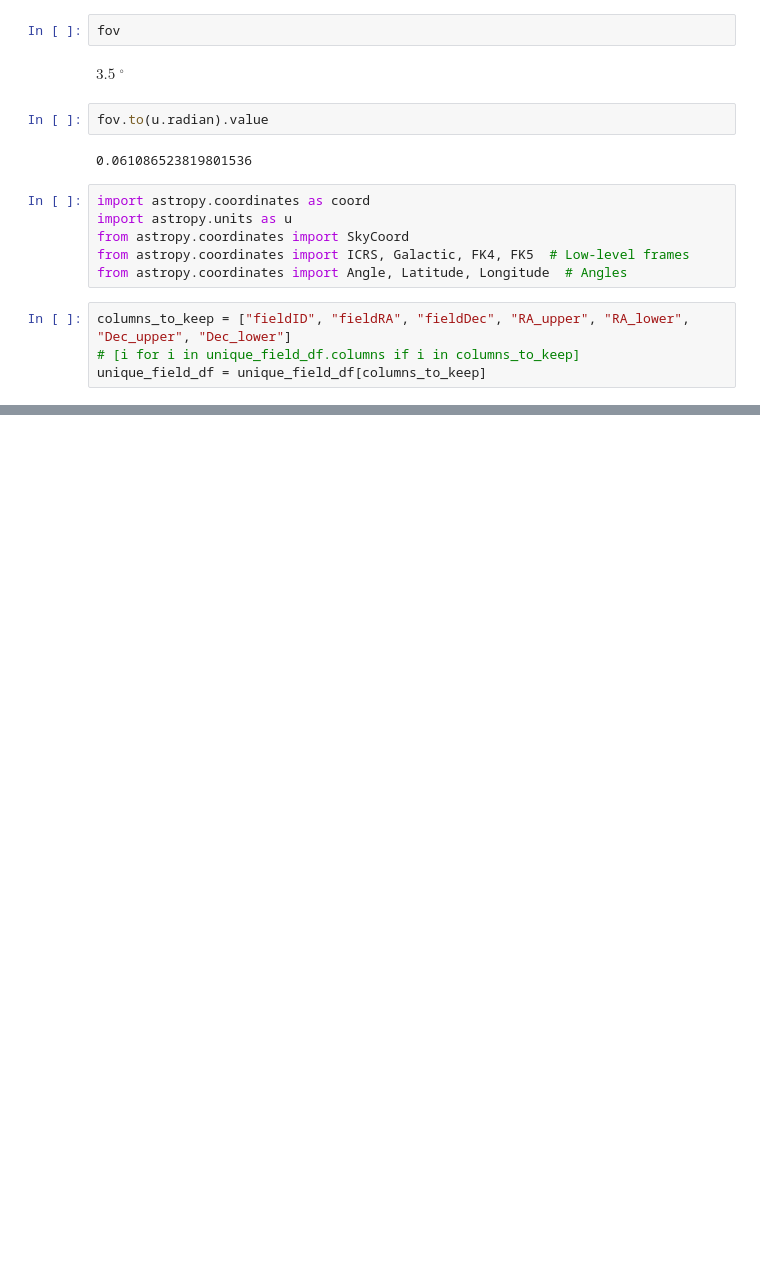
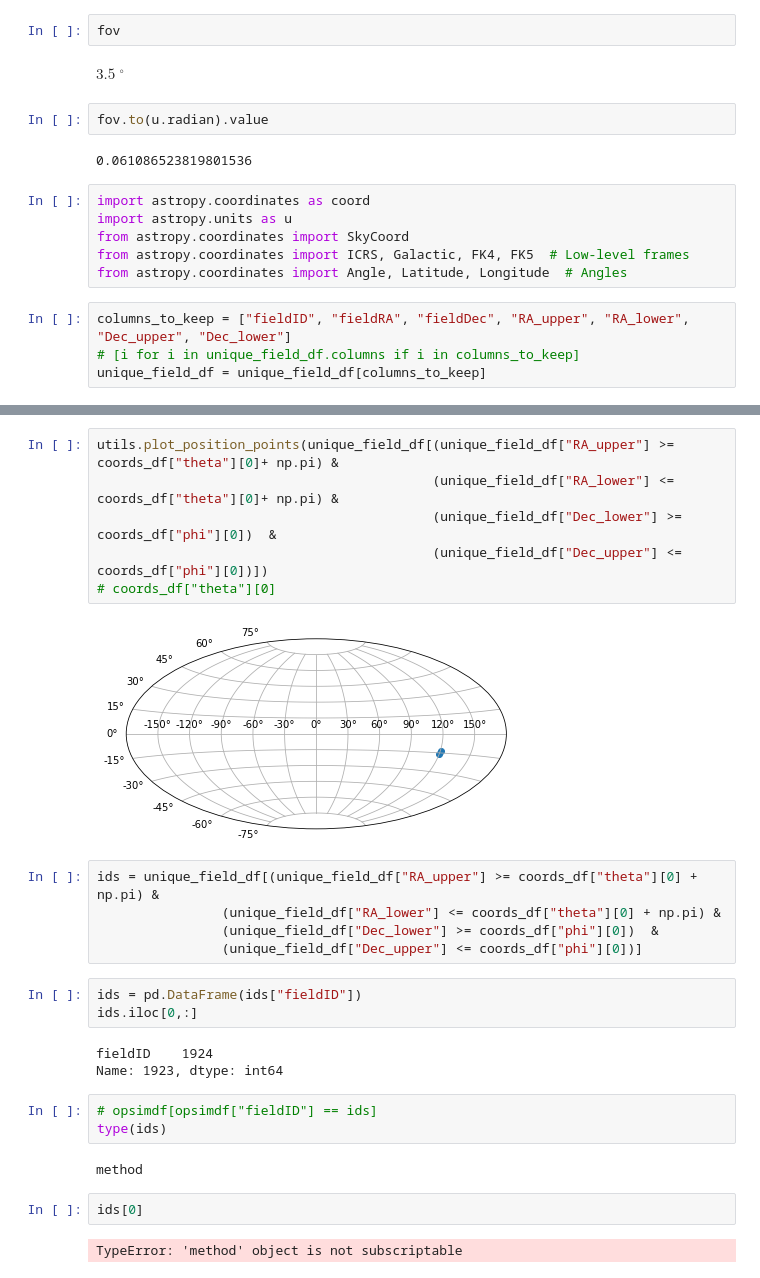
Before and after one commit to RobFirth/LSST_tools, a Jupyter notebook: opsimout/notebooks/OpSim_outputs_notebook_new.ipynb, the cells around one changed output, grey strips where cells are left out. Saved outputs shown, nothing was run; the diff lists cells and outputs as text; blank space fills up the shorter version.

```diff
--- a/opsimout/notebooks/OpSim_outputs_notebook_new.ipynb
+++ b/opsimout/notebooks/OpSim_outputs_notebook_new.ipynb
@@ -134,0 +160,28 @@ ax.scatter(ddf["fieldRA"], ddf["fieldDec"])
+# %%
+utils.plot_position_points(unique_field_df[(unique_field_df["RA_upper"] >= coords_df["theta"][0]+ np.pi) &
+                                           (unique_field_df["RA_lower"] <= coords_df["theta"][0]+ np.pi) &
+                                           (unique_field_df["Dec_lower"] >= coords_df["phi"][0])  &
+                                           (unique_field_df["Dec_upper"] <= coords_df["phi"][0])])
+# coords_df["theta"][0]
+# %% [output]
+[figure, added]
+# %%
+ids = unique_field_df[(unique_field_df["RA_upper"] >= coords_df["theta"][0] + np.pi) &
+                (unique_field_df["RA_lower"] <= coords_df["theta"][0] + np.pi) &
+                (unique_field_df["Dec_lower"] >= coords_df["phi"][0])  &
+                (unique_field_df["Dec_upper"] <= coords_df["phi"][0])]
+# %%
+ids = pd.DataFrame(ids["fieldID"])
+ids.iloc[0,:]
+# %% [output]
+fieldID    1924
+Name: 1923, dtype: int64
+# %%
+# opsimdf[opsimdf["fieldID"] == ids]
+type(ids)
+# %% [output]
+method
+# %%
+ids[0]
+# %% [output]
+TypeError: 'method' object is not subscriptable
```
Also changed, not shown: parts of 7 cells of this notebook, 2 other files.
